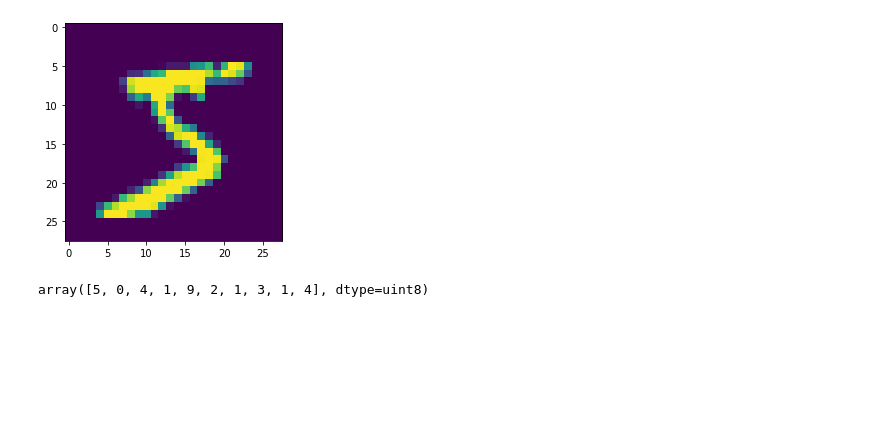
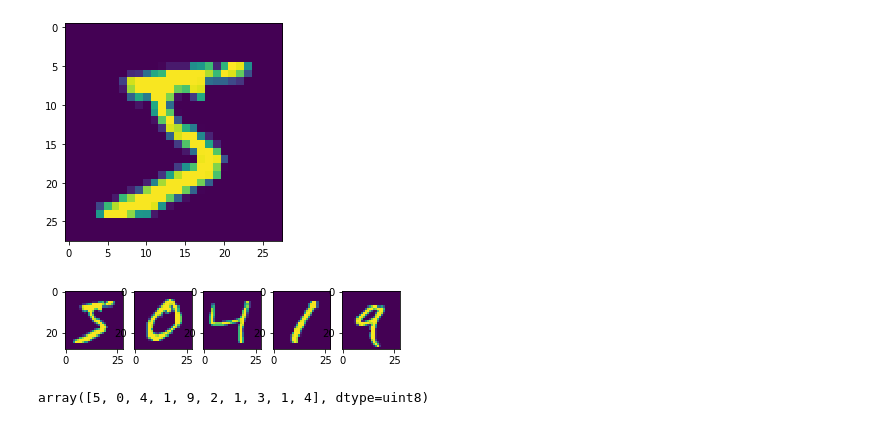
Before and after one commit to BirenderPanwar/TSAI_EIP4_Phase1, a Jupyter notebook: session1/1st_DNN.ipynb, the cells around one changed output. Cells and saved outputs as stored; diff of their text form; code cells hidden in the pictures; blank space fills up the shorter version.

```diff
--- a/session1/1st_DNN.ipynb
+++ b/session1/1st_DNN.ipynb
@@ -32,6 +32,14 @@ plt.imshow(X_train[0])
 (60000, 28, 28)
 <matplotlib.image.AxesImage at 0x...>
 [figure]
+# %%
+# look for few more images to get the idea of number of pixels network must see to get the gradient/edges extractions
+num_images = 5
+for index,image in enumerate(X_train[:num_images]):
+  plt.subplot(2,num_images,index+1)
+  plt.imshow(X_train[index])
+# %% [output]
+[figure, added]
 # %%
 X_train = X_train.reshape(X_train.shape[0], 28, 28,1)
 X_test = X_test.reshape(X_test.shape[0], 28, 28,1)
```
Also changed, not shown: parts of 5 cells of this notebook.
